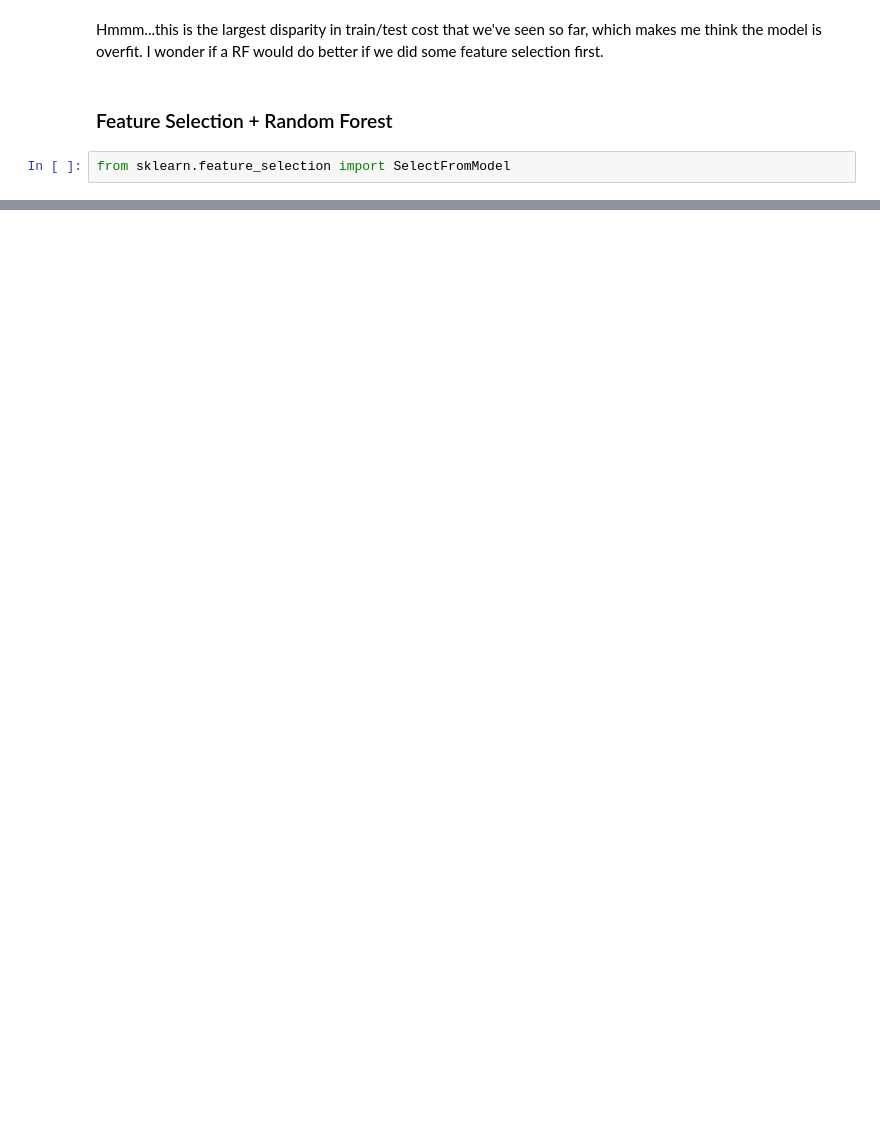
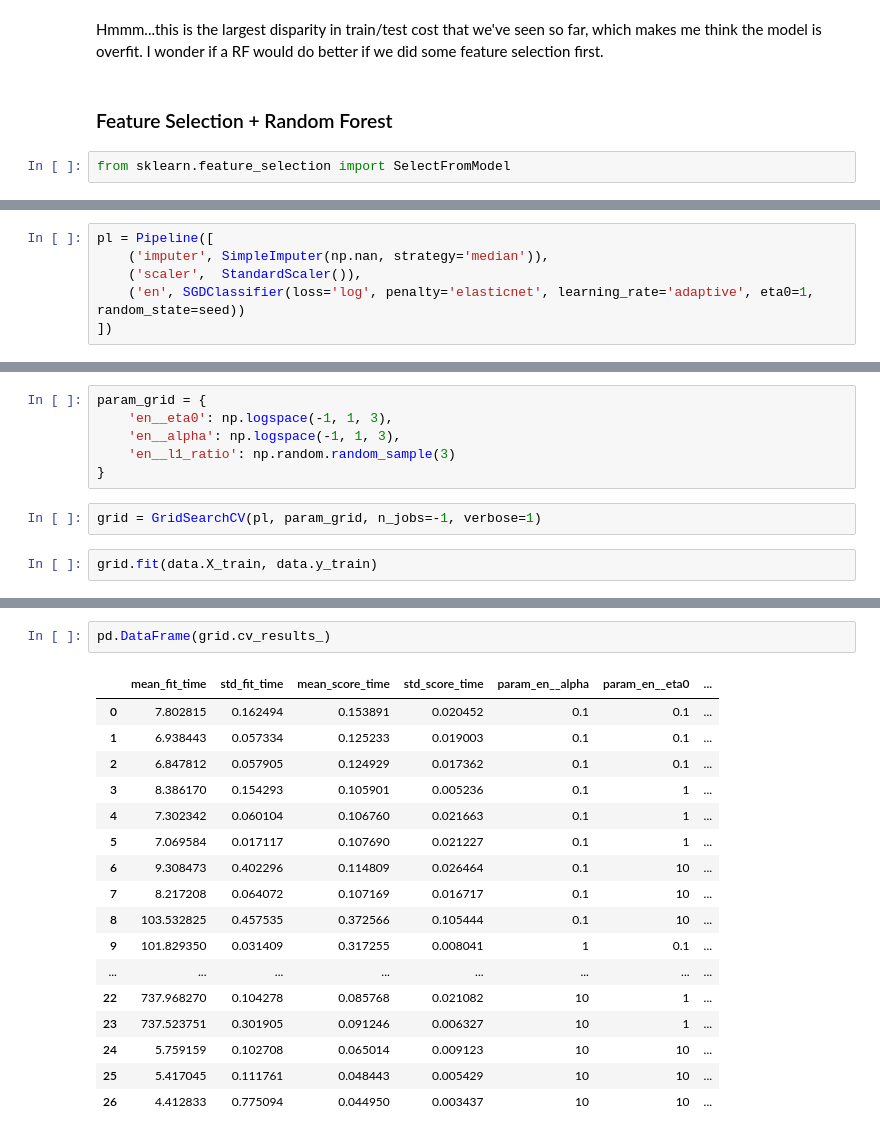
Before and after one commit to salml/modeling-playground, a Jupyter notebook: scania-trucks/scania-trucks.ipynb, the cells around one changed output, grey strips where cells are left out. Drawn from its saved outputs; the diff is of its cells as text; blank space fills up the shorter version.

```diff
--- a/scania-trucks/scania-trucks.ipynb
+++ b/scania-trucks/scania-trucks.ipynb
@@ -437,0 +290,6 @@ The feature selection helped our testing performance a bit, but not by much.
+# %%
+pl = Pipeline([
+    ('imputer', SimpleImputer(np.nan, strategy='median')),
+    ('scaler',  StandardScaler()),
+    ('en', SGDClassifier(loss='log', penalty='elasticnet', learning_rate='adaptive', eta0=1, random_state=seed))
+])
@@ -437,0 +300,10 @@ The feature selection helped our testing performance a bit, but not by much.
+# %%
+param_grid = {
+    'en__eta0': np.logspace(-1, 1, 3),
+    'en__alpha': np.logspace(-1, 1, 3),
+    'en__l1_ratio': np.random.random_sample(3)
+}
+# %%
+grid = GridSearchCV(pl, param_grid, n_jobs=-1, verbose=1)
+# %%
+grid.fit(data.X_train, data.y_train)
@@ -437,0 +332,20 @@ The feature selection helped our testing performance a bit, but not by much.
+# %%
+pd.DataFrame(grid.cv_results_)
+# %% [output]
+|  | mean_fit_time | std_fit_time | mean_score_time | std_score_time | param_en__alpha | param_en__eta0 | ... |
+| 0 | 7.802815 | 0.162494 | 0.153891 | 0.020452 | 0.1 | 0.1 | ... |
+| 1 | 6.938443 | 0.057334 | 0.125233 | 0.019003 | 0.1 | 0.1 | ... |
+| 2 | 6.847812 | 0.057905 | 0.124929 | 0.017362 | 0.1 | 0.1 | ... |
+| 3 | 8.386170 | 0.154293 | 0.105901 | 0.005236 | 0.1 | 1 | ... |
+| 4 | 7.302342 | 0.060104 | 0.106760 | 0.021663 | 0.1 | 1 | ... |
+| 5 | 7.069584 | 0.017117 | 0.107690 | 0.021227 | 0.1 | 1 | ... |
+| 6 | 9.308473 | 0.402296 | 0.114809 | 0.026464 | 0.1 | 10 | ... |
+| 7 | 8.217208 | 0.064072 | 0.107169 | 0.016717 | 0.1 | 10 | ... |
+| 8 | 103.532825 | 0.457535 | 0.372566 | 0.105444 | 0.1 | 10 | ... |
+| 9 | 101.829350 | 0.031409 | 0.317255 | 0.008041 | 1 | 0.1 | ... |
+| ... | ... | ... | ... | ... | ... | ... | ... |
+| 22 | 737.968270 | 0.104278 | 0.085768 | 0.021082 | 10 | 1 | ... |
+| 23 | 737.523751 | 0.301905 | 0.091246 | 0.006327 | 10 | 1 | ... |
+| 24 | 5.759159 | 0.102708 | 0.065014 | 0.009123 | 10 | 10 | ... |
+| 25 | 5.417045 | 0.111761 | 0.048443 | 0.005429 | 10 | 10 | ... |
+| 26 | 4.412833 | 0.775094 | 0.044950 | 0.003437 | 10 | 10 | ... |
```
Also changed, not shown: parts of 30 cells of this notebook, 2 other files.
